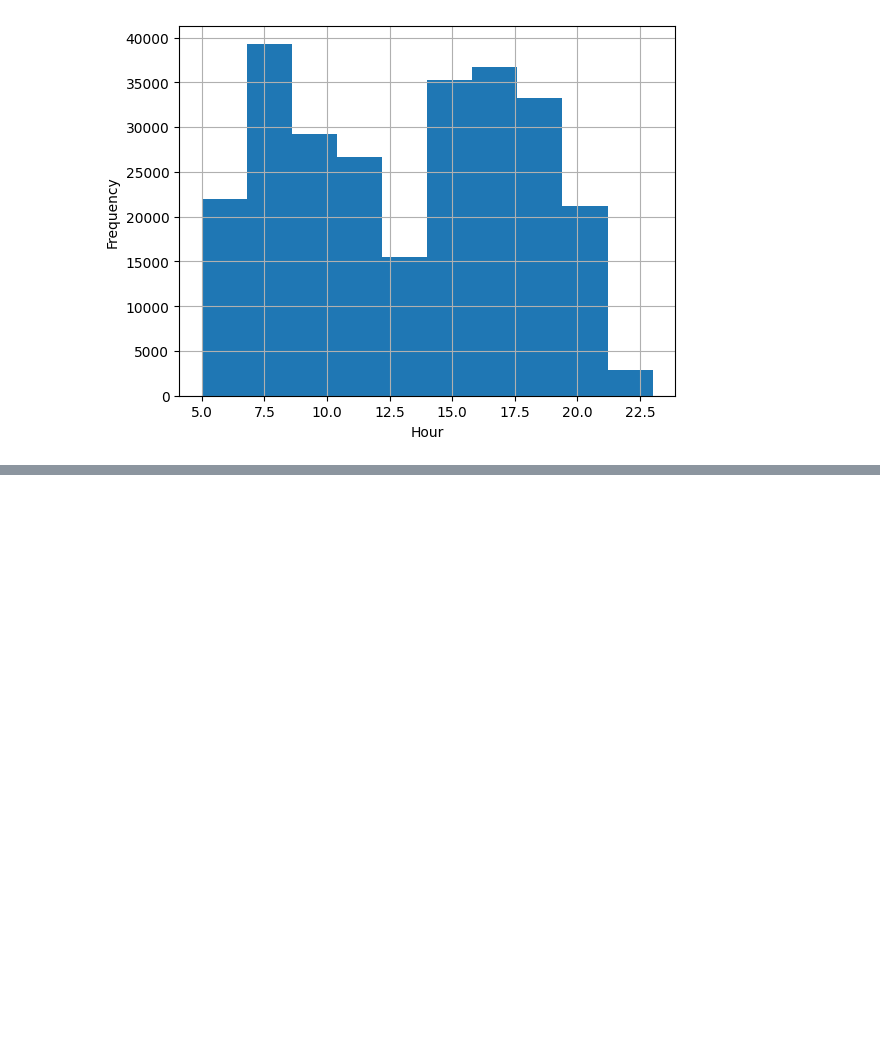
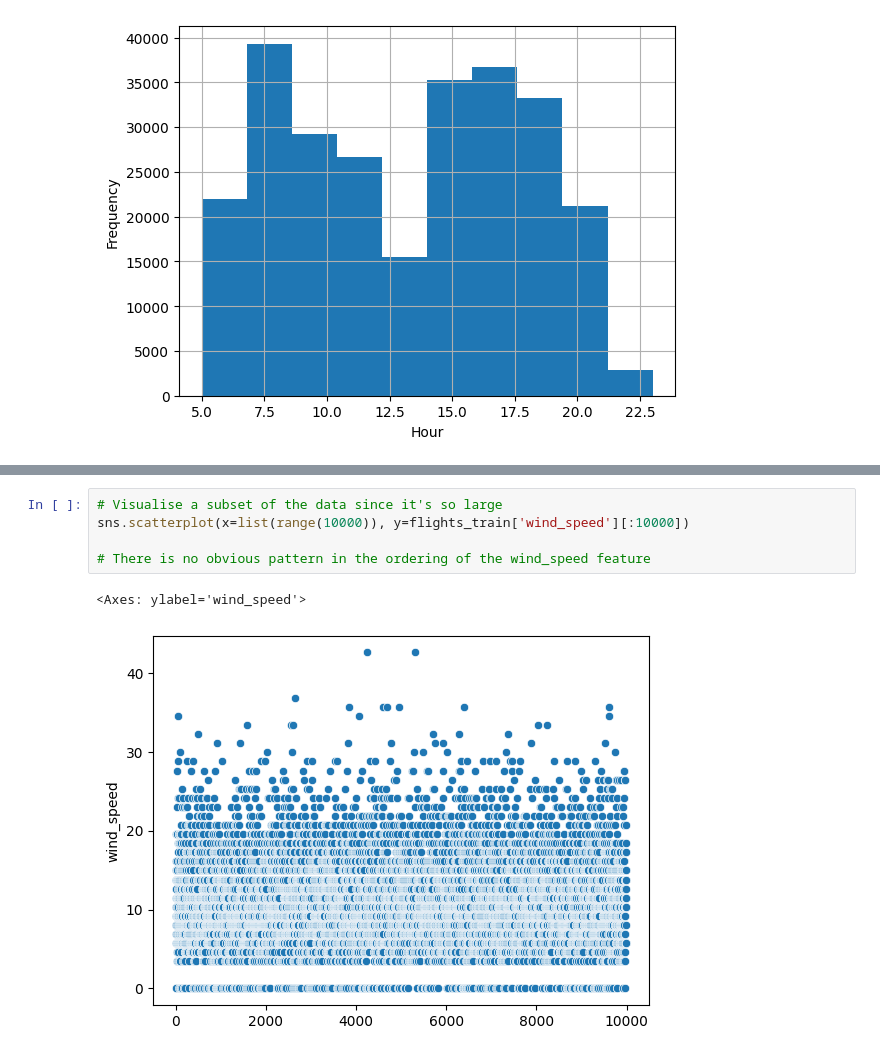
Before and after one commit to lucyg04/nycflights13, a Jupyter notebook: Practical 1/practical1_py.ipynb, the cells around one changed output, grey strips where cells are left out. Saved outputs shown, nothing was run; the diff lists cells and outputs as text; blank space fills up the shorter version.

```diff
--- a/Practical 1/practical1_py.ipynb
+++ b/Practical 1/practical1_py.ipynb
@@ -725,0 +754,8 @@ plt.show()
+# %%
+# Visualise a subset of the data since it's so large
+sns.scatterplot(x=list(range(10000)), y=flights_train['wind_speed'][:10000])
+
+# There is no obvious pattern in the ordering of the wind_speed feature
+# %% [output]
+<Axes: ylabel='wind_speed'>
+[figure, added]
```
Also changed, not shown: parts of 8 cells of this notebook, 1 other file.
